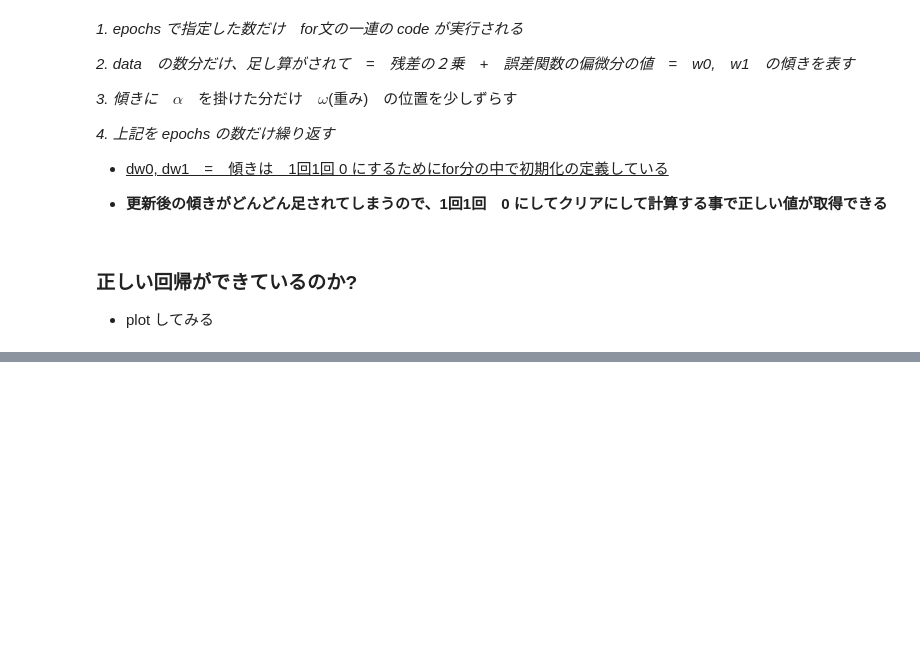
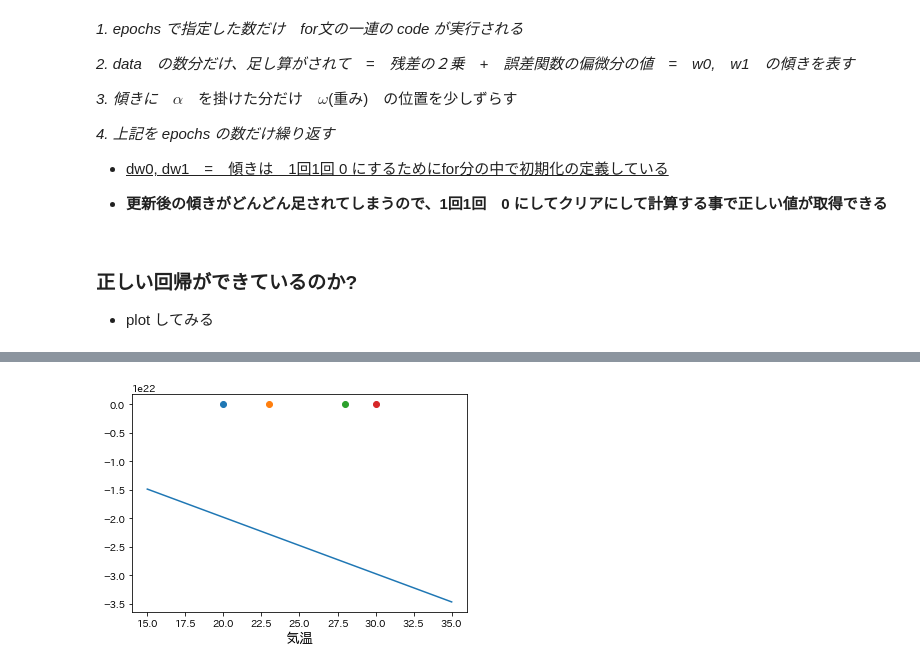
Before and after one commit to MoTo-LaBo/Machine-Learning-Basic, a Jupyter notebook: 機械学習/06単回帰分析/01_simple_regression.ipynb, the cells around one changed output, grey strips where cells are left out. Cells and saved outputs as stored; diff of their text form; code cells hidden in the pictures; blank space fills up the shorter version.

```diff
--- a/機械学習/06単回帰分析/01_simple_regression.ipynb
+++ b/機械学習/06単回帰分析/01_simple_regression.ipynb
@@ -213,0 +215,15 @@ plt.plot(x, y)
+# %%
+# w0 w1 の値を plot
+
+# x軸, y軸を決める　：　　x軸に対応してy軸が plot されていく
+x = np.linspace(15, 35, 100)
+y = w0 + w1*x
+
+plt.plot(x, y)
+plt.xlabel('気温', fontsize=14)
+
+# data　を1個づつ plot していく
+for u in range(data_num):
+    plt.scatter(input_data[u, 0], input_data[u, 1])
+# %% [output]
+[figure, added]
```
Also changed, not shown: parts of 10 cells of this notebook, 1 other file.
